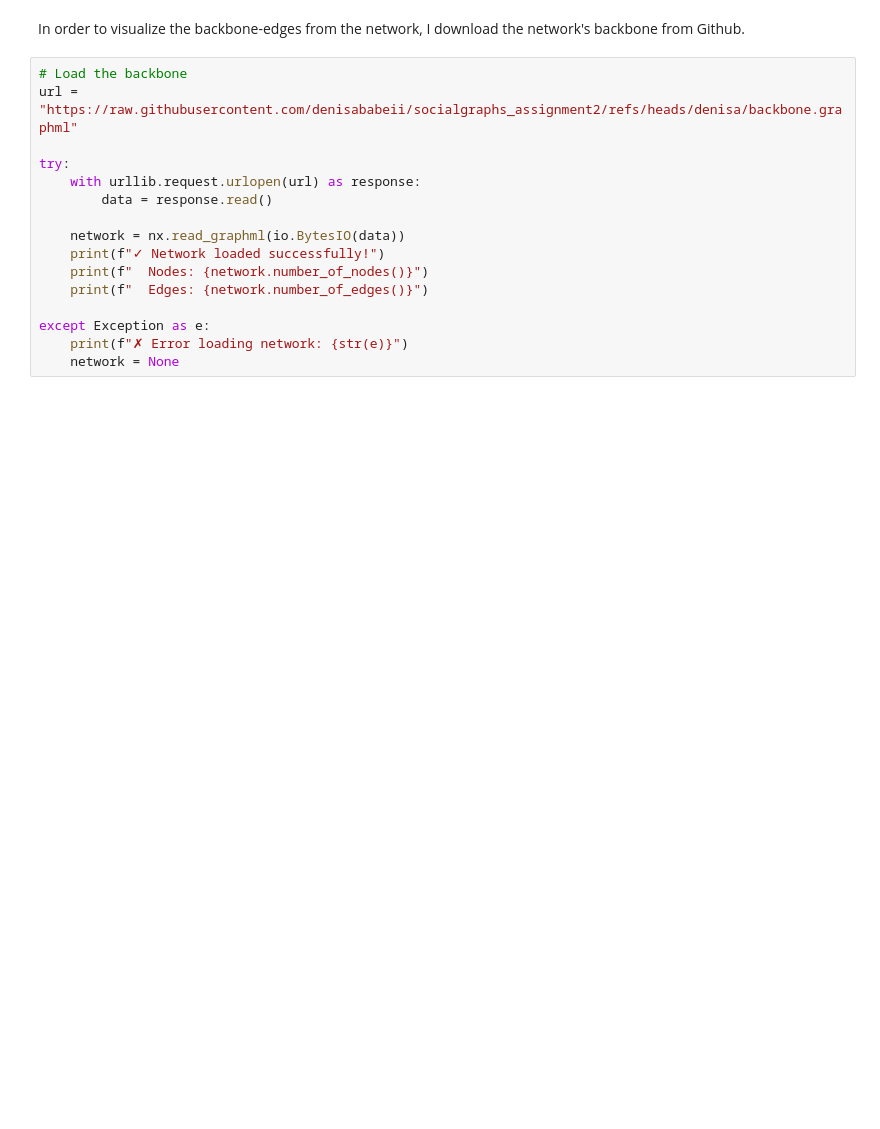
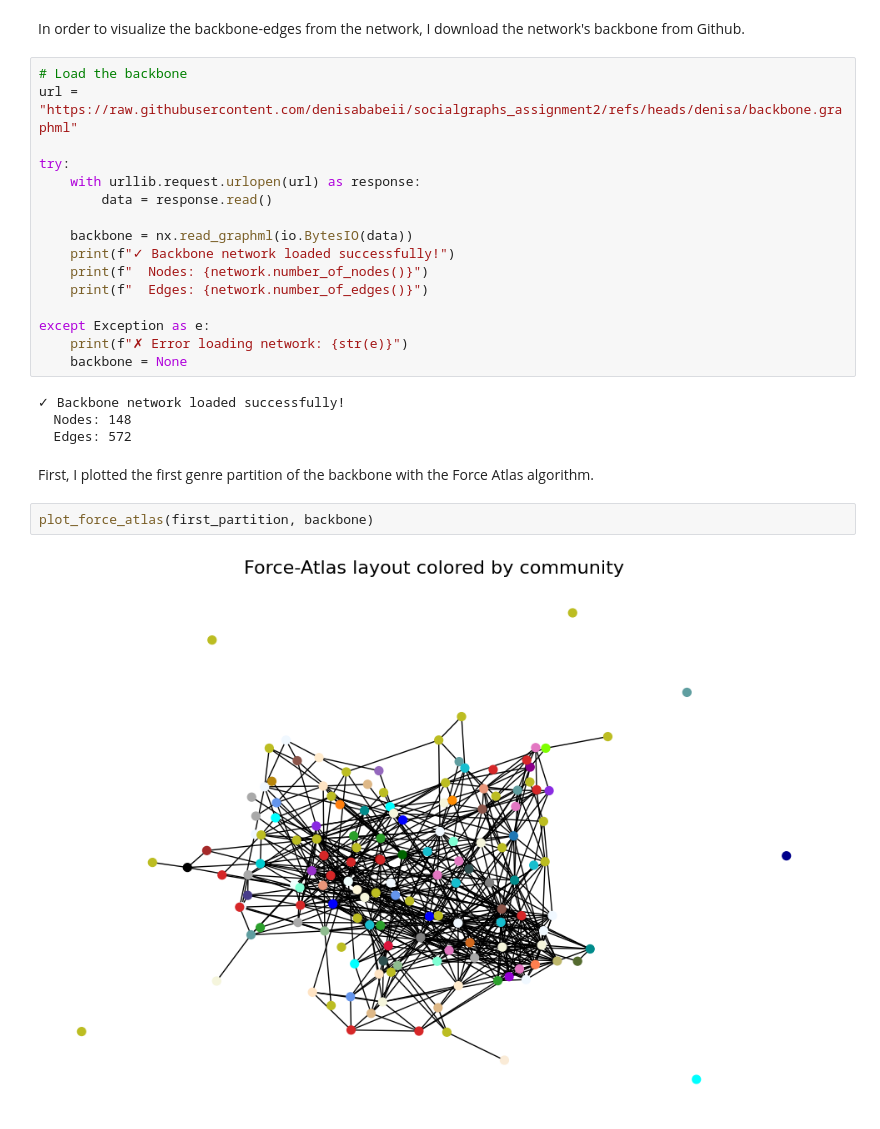
Before and after one commit to denisababeii/socialgraphs_assignment2, a Jupyter notebook: denisa.ipynb, the cells around one changed output. Saved outputs shown, nothing was run; the diff lists cells and outputs as text; blank space fills up the shorter version.

```diff
--- a/denisa.ipynb
+++ b/denisa.ipynb
@@ -635,11 +635,21 @@ try:
     with urllib.request.urlopen(url) as response:
         data = response.read()
 
-    network = nx.read_graphml(io.BytesIO(data))
-    print(f"✓ Network loaded successfully!")
+    backbone = nx.read_graphml(io.BytesIO(data))
+    print(f"✓ Backbone network loaded successfully!")
     print(f"  Nodes: {network.number_of_nodes()}")
     print(f"  Edges: {network.number_of_edges()}")
 
 except Exception as e:
     print(f"✗ Error loading network: {str(e)}")
-    network = None
+    backbone = None
+# %% [output]
+✓ Backbone network loaded successfully!
+  Nodes: 148
+  Edges: 572
+# %% [markdown]
+First, I plotted the first genre partition of the backbone with the Force Atlas algorithm.
+# %%
+plot_force_atlas(first_partition, backbone)
+# %% [output]
+[figure, added]
```
Also changed, not shown: parts of 12 cells of this notebook.
